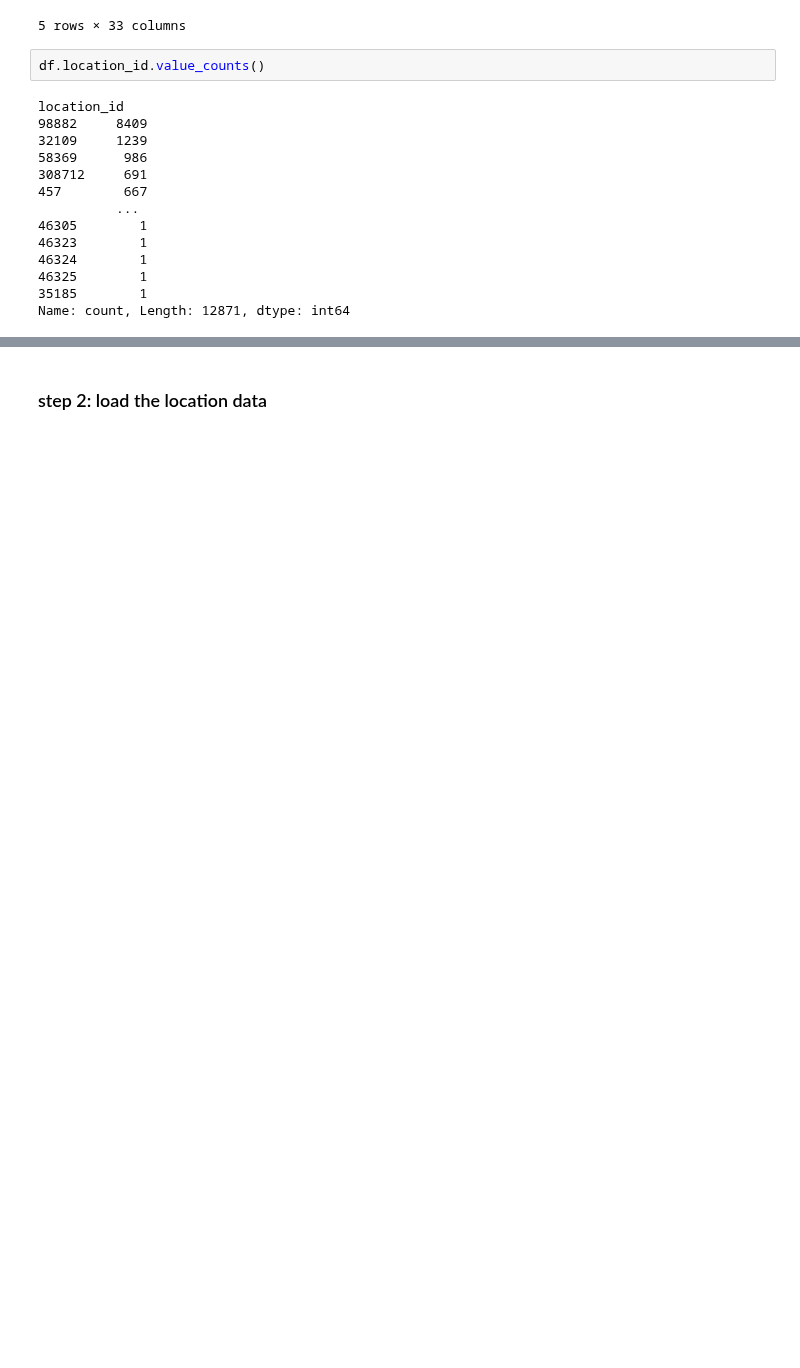
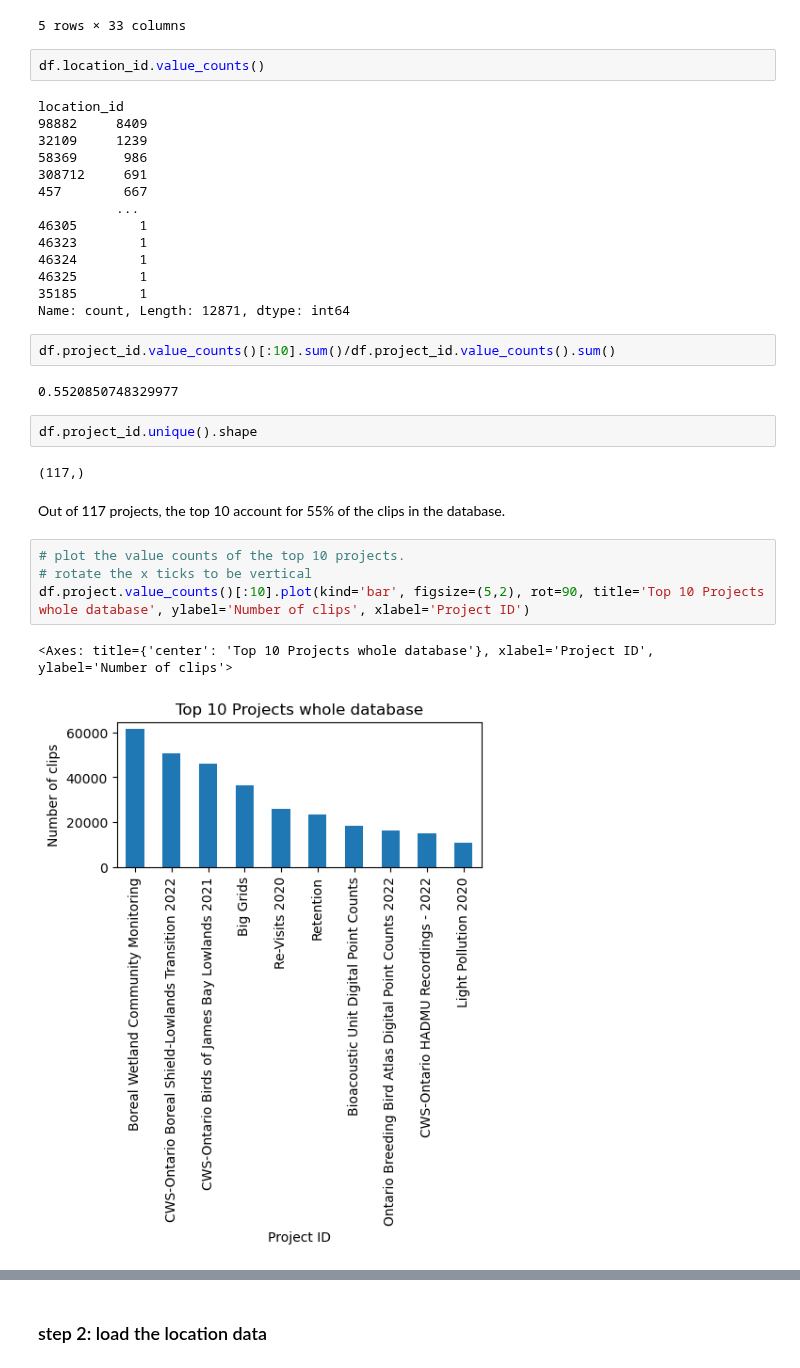
Before and after one commit to Mgallimore88/osfl_cnn_recognizer, a Jupyter notebook: notebooks/exploratory_nbs/1.9-mjg-osfl-eda-generate-location-plots.ipynb, the cells around one changed output, grey strips where cells are left out. Drawn from its saved outputs; the diff is of its cells as text; blank space fills up the shorter version.

```diff
--- a/notebooks/exploratory_nbs/1.9-mjg-osfl-eda-generate-location-plots.ipynb
+++ b/notebooks/exploratory_nbs/1.9-mjg-osfl-eda-generate-location-plots.ipynb
@@ -50,3 +50,20 @@ location_id
 46325        1
 35185        1
 Name: count, Length: 12871, dtype: int64
+# %%
+df.project_id.value_counts()[:10].sum()/df.project_id.value_counts().sum()
+# %% [output]
+0.5520850748329977
+# %%
+df.project_id.unique().shape
+# %% [output]
+(117,)
+# %% [markdown]
+Out of 117 projects, the top 10 account for 55% of the clips in the database.
+# %%
+# plot the value counts of the top 10 projects.
+# rotate the x ticks to be vertical
+df.project.value_counts()[:10].plot(kind='bar', figsize=(5,2), rot=90, title='Top 10 Projects whole database', ylabel='Number of clips', xlabel='Project ID')
+# %% [output]
+<Axes: title={'center': 'Top 10 Projects whole database'}, xlabel='Project ID', ylabel='Number of clips'>
+[figure, added]
```
Also changed, not shown: parts of 25 cells of this notebook, 2 other files.
